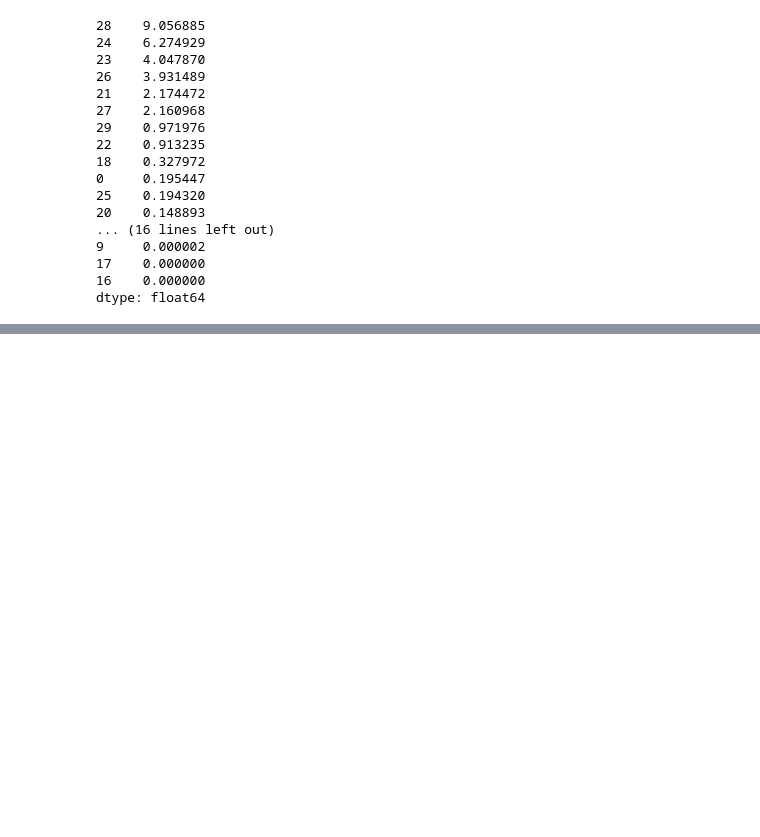
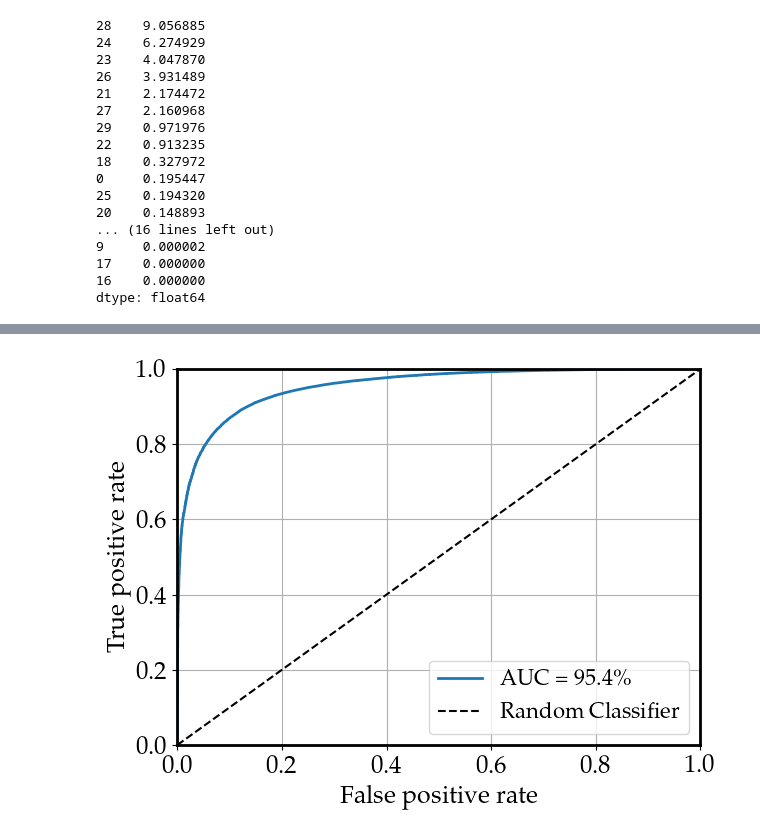
Before and after one commit to ikrommyd/PHYS549, a Jupyter notebook: explore.ipynb, the cells around one changed output, grey strips where cells are left out. Drawn from its saved outputs; the diff is of its cells as text; code cells hidden in the pictures; blank space fills up the shorter version.

```diff
--- a/explore.ipynb
+++ b/explore.ipynb
@@ -236,8 +242,8 @@ plt.show()
 # %% [output]
 [figure]
 # %%
-X_train_final = pd.DataFrame(pca.transform(X_train)).iloc[:,:15]
-X_test_final =  pd.DataFrame(pca.transform(X_test)).iloc[:,:15]
+X_train_final = pd.DataFrame(pca.transform(X_train)).iloc[:,:10]
+X_test_final =  pd.DataFrame(pca.transform(X_test)).iloc[:,:10]
 # %%
 def divergence(df1,df2,N_features=nfeatures,N_bins=100,epsilon=10**(-3)):
     hist_sig_values = []
@@ -362,3 +368,12 @@ def make_ks_plot(y_train, train_proba, y_test, test_proba, bins=30, fig_sz=(10,
     plt.legend(loc='upper center', fontsize=12)
     plt.show()
     plt.close()
+# %%
+# build a simple neural network in keras
+
+keras_model = keras.Sequential()
+keras_model.add(Dense(units=32,activation='relu',input_dim=10))
+keras_model.add(Dense(units=32,activation='relu'))
+keras_model.add(Dense(units=2,activation='softmax'))
+keras_model.compile(optimizer='adam', loss='categorical_crossentropy', metrics=['accuracy'])
+print(keras_model.summary())
@@ -364,0 +397,4 @@ def make_ks_plot(y_train, train_proba, y_test, test_proba, bins=30, fig_sz=(10,
+# %%
+# fit keras model
+keras_model.fit(X_train_final.to_numpy(), y_train.to_numpy(), batch_size=1024,
+                epochs=100, validation_split=0.2)
@@ -364,0 +422,6 @@ def make_ks_plot(y_train, train_proba, y_test, test_proba, bins=30, fig_sz=(10,
+# %%
+# run model inference on test data set
+predict_array_test = keras_model.predict(X_test_final)
+
+# create ROC curve
+fpr, tpr, threshold = roc_curve(y_test.to_numpy()[:,1], predict_array_test[:,1])
@@ -364,0 +430,15 @@ def make_ks_plot(y_train, train_proba, y_test, test_proba, bins=30, fig_sz=(10,
+# %%
+# plot ROC curve
+plt.figure()
+plt.plot(fpr, tpr, lw=2, label=f"AUC = {auc(fpr,tpr)*100:.1f}\%")
+plt.plot(np.linspace(0,1),np.linspace(0,1),color='k',ls='--',label = 'Random Classifier')
+plt.xlabel('False positive rate')
+plt.ylabel('True positive rate')
+plt.ylim(0,1)
+plt.xlim(0,1)
+plt.grid()
+plt.legend(loc='lower right')
+plt.tight_layout()
+plt.show()
+# %% [output]
+[figure, added]
```
Also changed, not shown: parts of 7 cells of this notebook.
